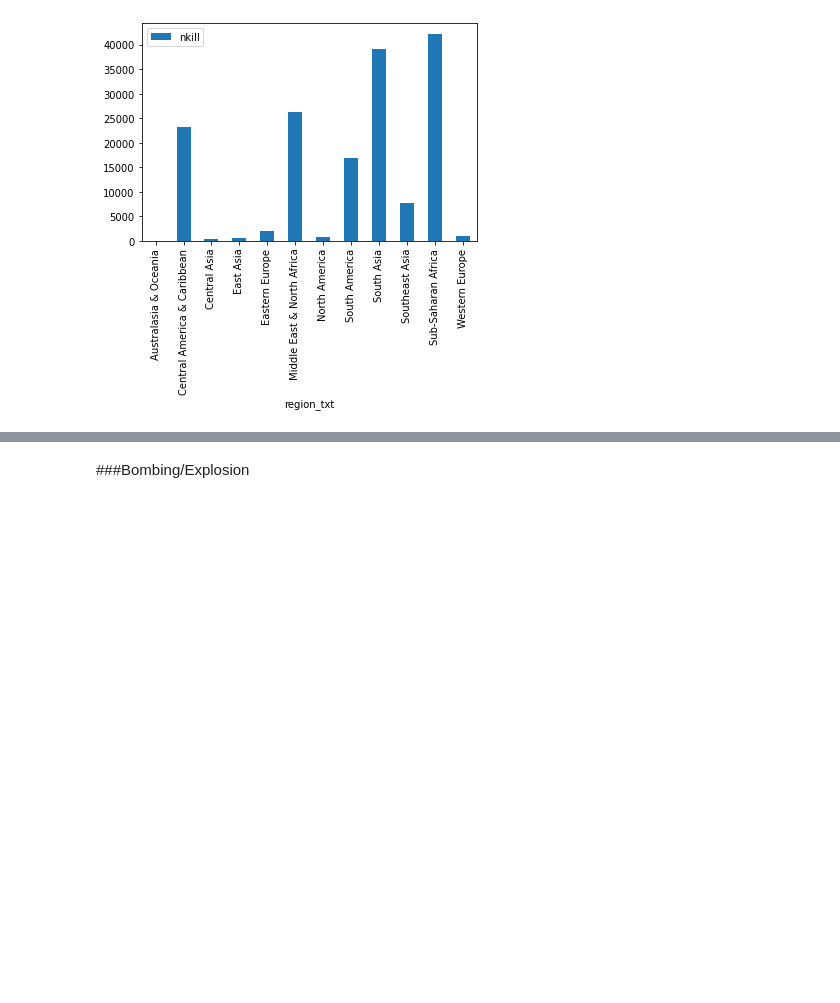
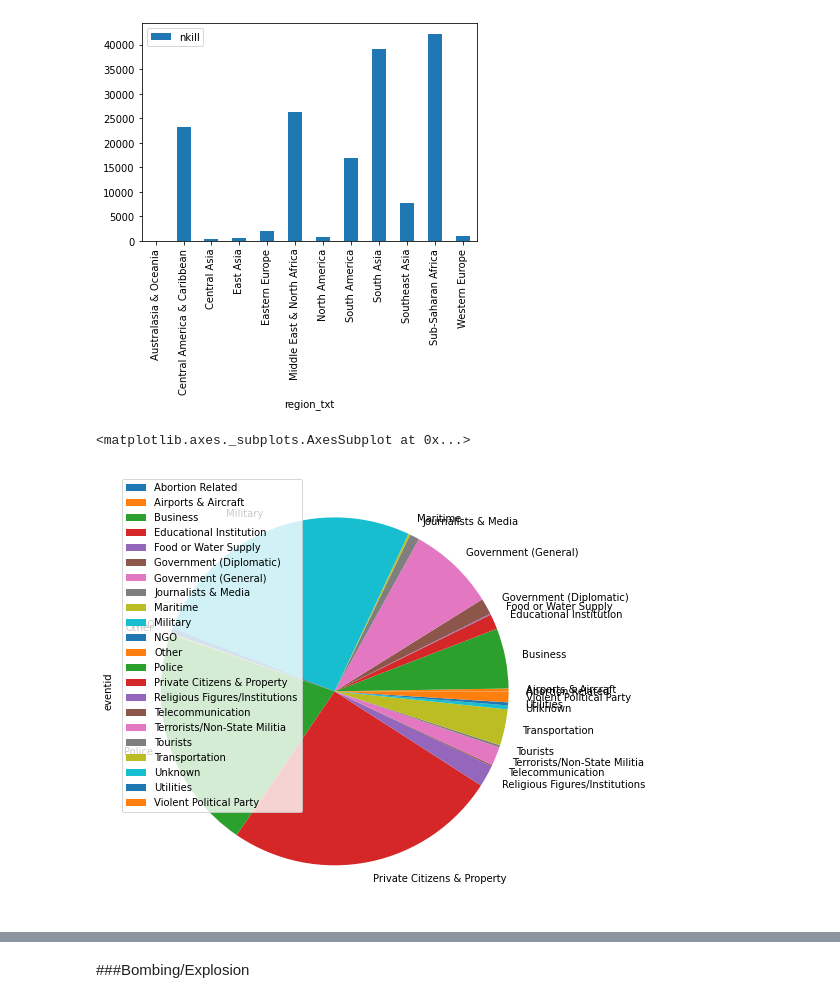
Before and after one commit to mahin-arvind/GTD-EDA, a Jupyter notebook: Copy_of_Global_Terrorism_Analysis_Capstone_Project.ipynb, the cells around one changed output, grey strips where cells are left out. Drawn from its saved outputs; the diff is of its cells as text; code cells hidden in the pictures; blank space fills up the shorter version.

```diff
--- a/Copy_of_Global_Terrorism_Analysis_Capstone_Project.ipynb
+++ b/Copy_of_Global_Terrorism_Analysis_Capstone_Project.ipynb
@@ -146,3 +132,10 @@ gta_df[gta_df.attacktype1_txt =='Armed Assault'].groupby(['region_txt']).agg({'n
 # %% [output]
 <matplotlib.axes._subplots.AxesSubplot at 0x...>
 [figure]
+# %%
+plt.rcParams['figure.figsize'] = (8, 8)
+armas = gta_df[gta_df.attacktype1_txt =='Armed Assault'].copy()
+armas.groupby(['targtype1_txt']).agg({'eventid':'count'}).plot(x='targtype_txt', y='eventid' ,kind = 'pie')
+# %% [output]
+<matplotlib.axes._subplots.AxesSubplot at 0x...>
+[figure, added]
```
Also changed, not shown: parts of 8 cells of this notebook.
